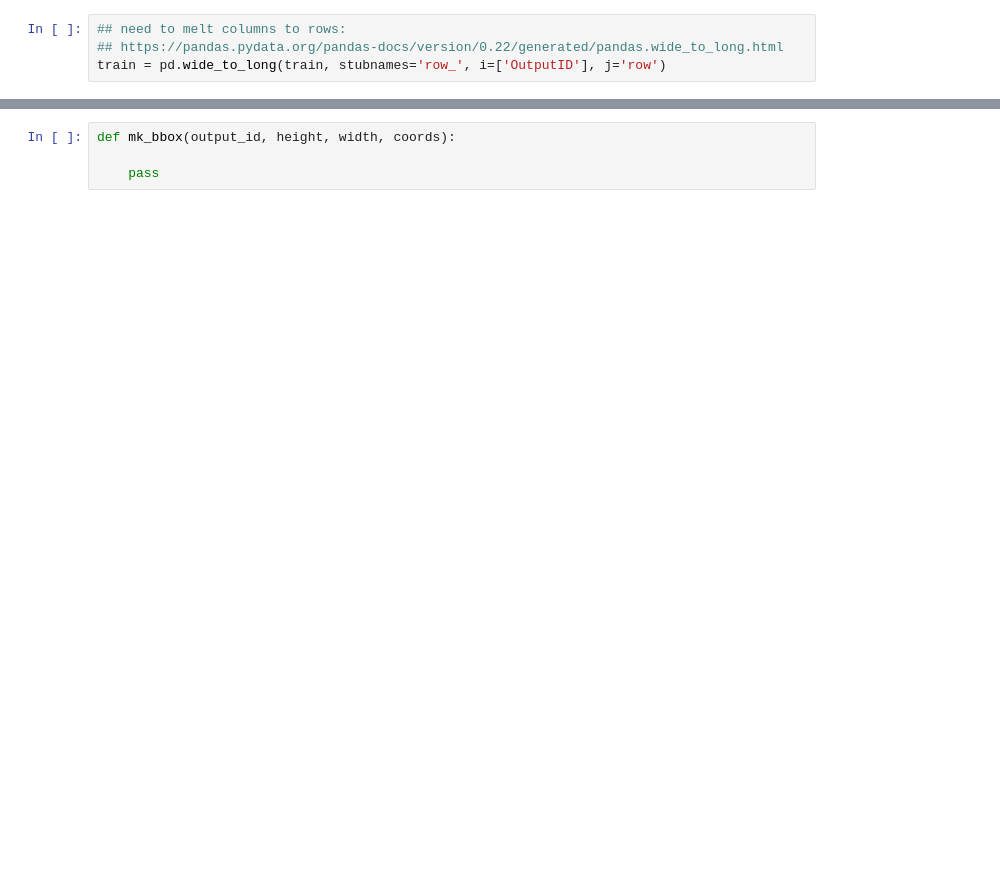
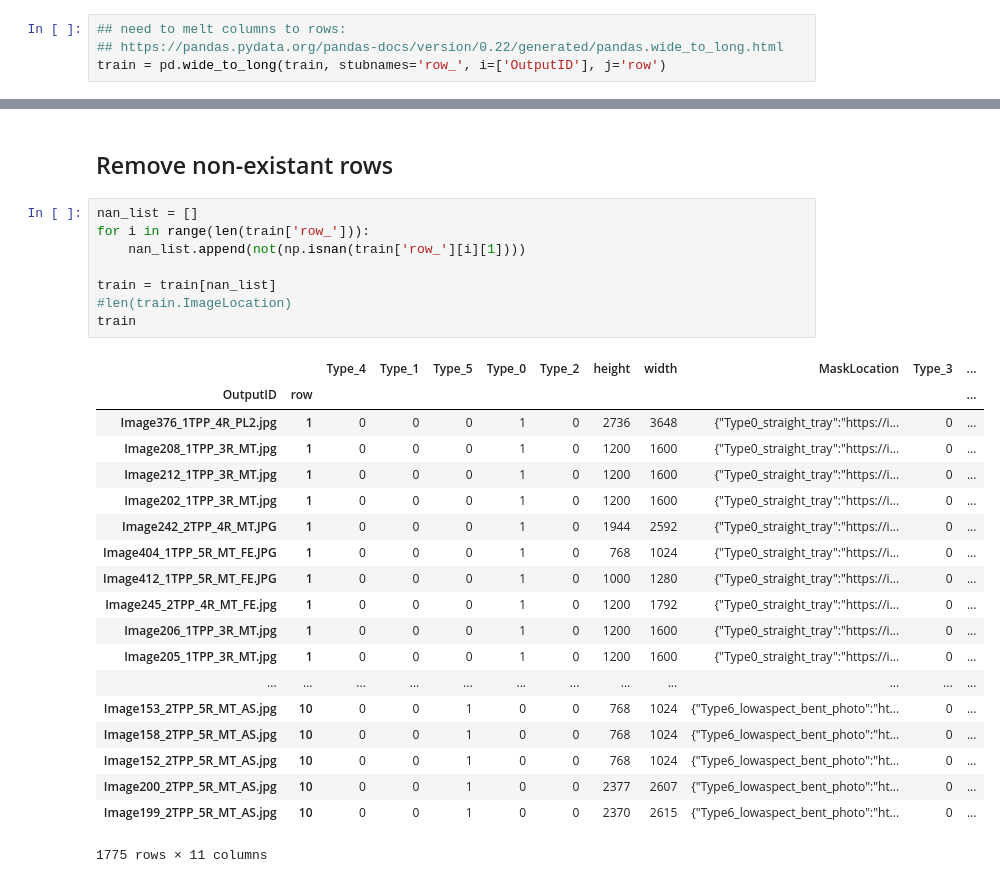
Before and after one commit to brownaa/Get2TheCore, a Jupyter notebook: Untitled.ipynb, the cells around one changed output, grey strips where cells are left out. Saved outputs shown, nothing was run; the diff lists cells and outputs as text; blank space fills up the shorter version.

```diff
--- a/Untitled.ipynb
+++ b/Untitled.ipynb
@@ -106,4 +108,30 @@ train.head(n=2)
-# %%
-def mk_bbox(output_id, height, width, coords):
-
-    pass
+# %% [markdown]
+## Remove non-existant rows
+# %%
+nan_list = []
+for i in range(len(train['row_'])):
+    nan_list.append(not(np.isnan(train['row_'][i][1])))
+
+train = train[nan_list]
+#len(train.ImageLocation)
+train
+# %% [output]
+|  |  | Type_4 | Type_1 | Type_5 | Type_0 | Type_2 | height | width | MaskLocation | Type_3 | ... |
+| OutputID | row |  |  |  |  |  |  |  |  |  | ... |
+| Image376_1TPP_4R_PL2.jpg | 1 | 0 | 0 | 0 | 1 | 0 | 2736 | 3648 | {"Type0_straight_tray":"https://i... | 0 | ... |
+| Image208_1TPP_3R_MT.jpg | 1 | 0 | 0 | 0 | 1 | 0 | 1200 | 1600 | {"Type0_straight_tray":"https://i... | 0 | ... |
+| Image212_1TPP_3R_MT.jpg | 1 | 0 | 0 | 0 | 1 | 0 | 1200 | 1600 | {"Type0_straight_tray":"https://i... | 0 | ... |
+| Image202_1TPP_3R_MT.jpg | 1 | 0 | 0 | 0 | 1 | 0 | 1200 | 1600 | {"Type0_straight_tray":"https://i... | 0 | ... |
+| Image242_2TPP_4R_MT.JPG | 1 | 0 | 0 | 0 | 1 | 0 | 1944 | 2592 | {"Type0_straight_tray":"https://i... | 0 | ... |
+| Image404_1TPP_5R_MT_FE.JPG | 1 | 0 | 0 | 0 | 1 | 0 | 768 | 1024 | {"Type0_straight_tray":"https://i... | 0 | ... |
+| Image412_1TPP_5R_MT_FE.JPG | 1 | 0 | 0 | 0 | 1 | 0 | 1000 | 1280 | {"Type0_straight_tray":"https://i... | 0 | ... |
+| Image245_2TPP_4R_MT_FE.jpg | 1 | 0 | 0 | 0 | 1 | 0 | 1200 | 1792 | {"Type0_straight_tray":"https://i... | 0 | ... |
+| Image206_1TPP_3R_MT.jpg | 1 | 0 | 0 | 0 | 1 | 0 | 1200 | 1600 | {"Type0_straight_tray":"https://i... | 0 | ... |
+| Image205_1TPP_3R_MT.jpg | 1 | 0 | 0 | 0 | 1 | 0 | 1200 | 1600 | {"Type0_straight_tray":"https://i... | 0 | ... |
+| ... | ... | ... | ... | ... | ... | ... | ... | ... | ... | ... | ... |
+| Image153_2TPP_5R_MT_AS.jpg | 10 | 0 | 0 | 1 | 0 | 0 | 768 | 1024 | {"Type6_lowaspect_bent_photo":"ht... | 0 | ... |
+| Image158_2TPP_5R_MT_AS.jpg | 10 | 0 | 0 | 1 | 0 | 0 | 768 | 1024 | {"Type6_lowaspect_bent_photo":"ht... | 0 | ... |
+| Image152_2TPP_5R_MT_AS.jpg | 10 | 0 | 0 | 1 | 0 | 0 | 768 | 1024 | {"Type6_lowaspect_bent_photo":"ht... | 0 | ... |
+| Image200_2TPP_5R_MT_AS.jpg | 10 | 0 | 0 | 1 | 0 | 0 | 2377 | 2607 | {"Type6_lowaspect_bent_photo":"ht... | 0 | ... |
+| Image199_2TPP_5R_MT_AS.jpg | 10 | 0 | 0 | 1 | 0 | 0 | 2370 | 2615 | {"Type6_lowaspect_bent_photo":"ht... | 0 | ... |
+1775 rows × 11 columns
```
Also changed, not shown: parts of 10 cells of this notebook.
